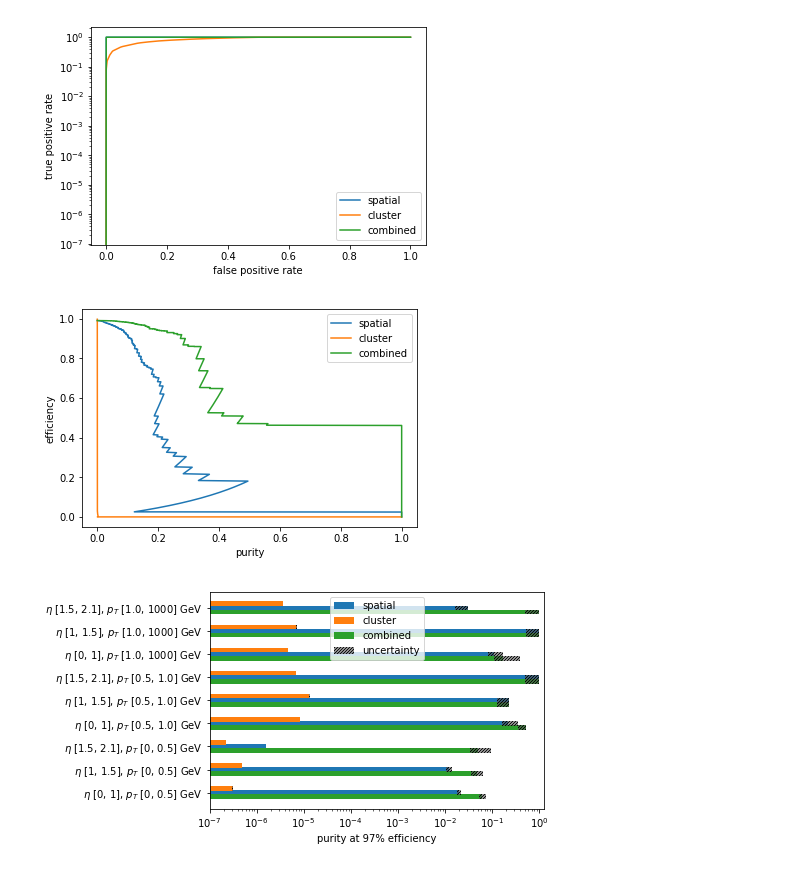
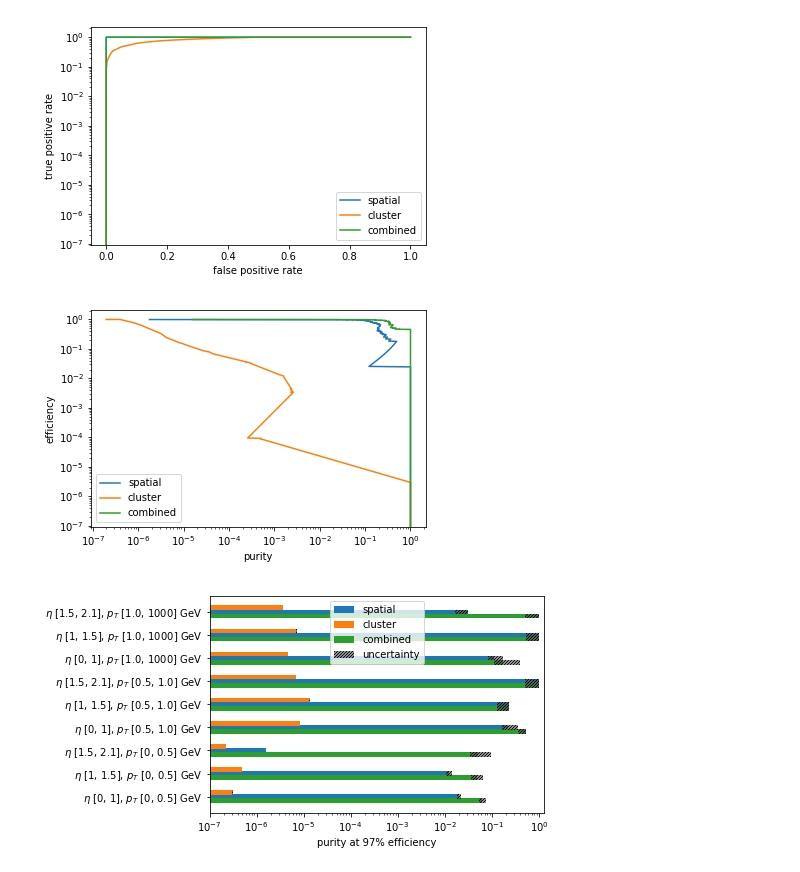
Before and after one commit to jason777777777/ATLAS, a Jupyter notebook: rresults/Result.ipynb, the cells around one changed output. Saved outputs shown, nothing was run; the diff lists cells and outputs as text; code cells hidden in the pictures.

```diff
--- a/rresults/Result.ipynb
+++ b/rresults/Result.ipynb
@@ -389,13 +389,15 @@ pur_t, eff_t = np.load('overall_purity_combined.npy'), np.load('overall_efficien
 # %%
 plt.plot(pur, eff)
 plt.plot(pur_c, eff_c)
 plt.plot(pur_t, eff_t)
+plt.xscale('log')
+plt.yscale('log')
 plt.ylabel('efficiency')
 plt.xlabel('purity')
 plt.legend(['spatial', 'cluster', 'combined'])
 plt.savefig('purity vs efficiency.pdf', bbox_inches='tight')
 # %% [output]
-[figure, old version]
+[figure, new version]
 # %%
 purities = np.load('purity_spatial.npy')
 purities_c = np.load('purity_cluster.npy')
```
Also changed, not shown: 5 other files.
